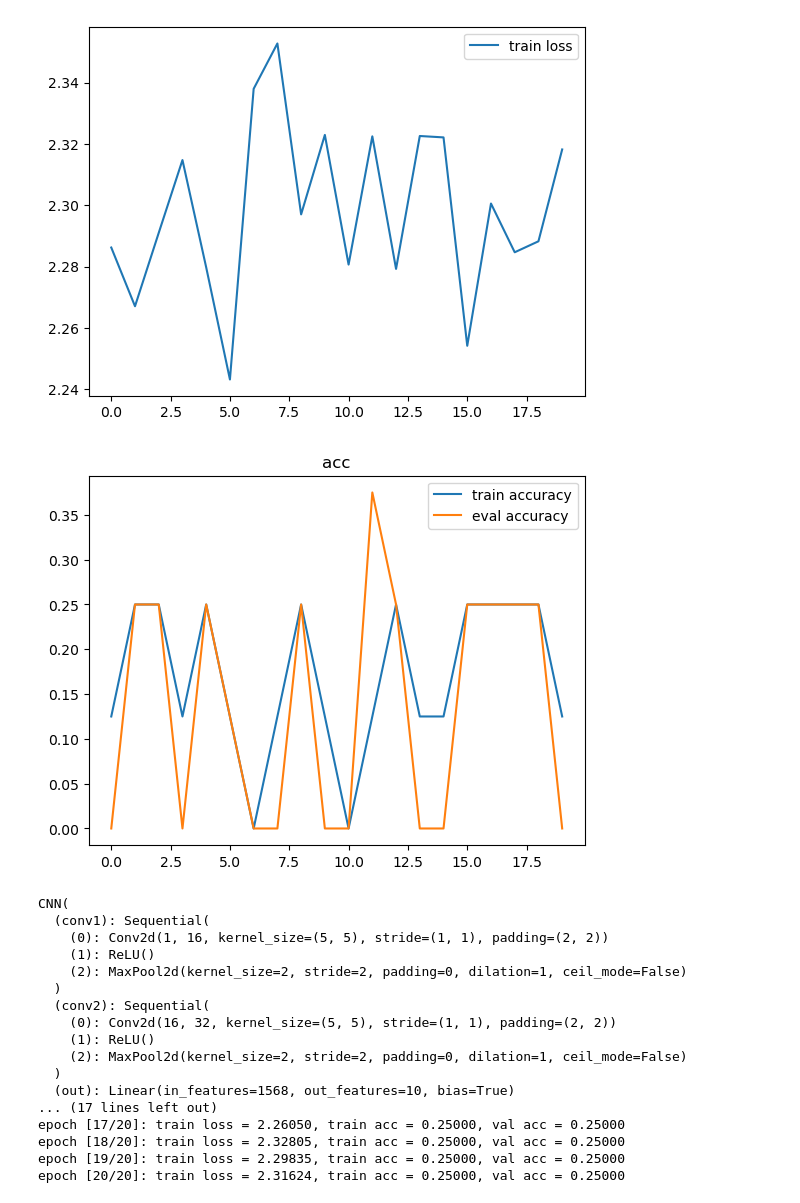
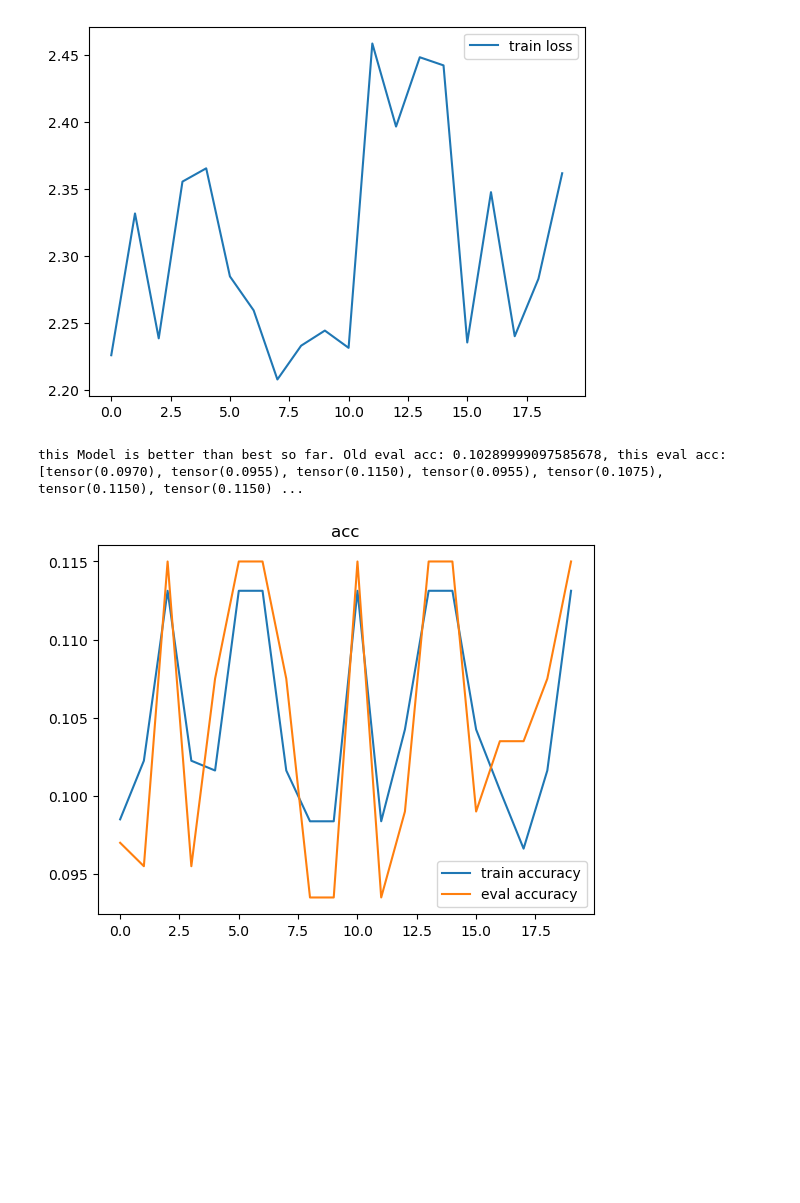
Before and after one commit to EricEckstein/Sem3, a Jupyter notebook: DEEPL/DEEPL_HW5_MAI_WS22-23_AI21M041_Eric_Eckstein.ipynb, the cells around one changed output. Cells and saved outputs as stored; diff of their text form; code cells hidden in the pictures; blank space fills up the shorter version.

```diff
--- a/DEEPL/DEEPL_HW5_MAI_WS22-23_AI21M041_Eric_Eckstein.ipynb
+++ b/DEEPL/DEEPL_HW5_MAI_WS22-23_AI21M041_Eric_Eckstein.ipynb
@@ -210,21 +235,26 @@ actual val_labels count = 2000
 # %%
 
 
-def main( learning_rates:list, batch_sizes:list, activation_functions:list):
+def main( learning_rates:list, batch_sizes:list, activation_function, seeds):
     num_epochs = 20
     bestModel = None
     bestAcc = 0
-    for activFunc in activation_functions:
-        for batchSize in batch_sizes:
-            for learningRate in learning_rates:
-                model = CNN(activFunc)
+
+    for batchSize in batch_sizes:
+
+        for learningRate in learning_rates:
+            for seed in seeds:
+
+                # Sets the datasets + Loader with batchsize and see for the sampler
+                setDataSetsAndLoader(batchSize, seed)
+
+                model = CNN(activation_function)
                 model.zero_init()
                 print(model)
-                optimizer = optim.Adam(params=model.parameters(),lr=learningRate)
+                optimizer = optim.Adam(params=model.parameters(), lr=learningRate)
                 ce_loss = CrossEntropyLoss()
 
                 # device = 'cuda' if torch.cuda.is_available() else 'cpu'
-                # device = 'cpu'
                 device = 'cuda'
                 model = model.to(device)
 
@@ -238,24 +268,26 @@ def main( learning_rates:list, batch_sizes:list, activation_functions:list):
 
 
                     # calculate accuracy
-                    # model.train()
-                    N = batchSize
-                    x, label, idx = train_dset[:N]
+                    x, label, idx = train_dset[:]
                     x, label = x.to(device), label.to(device),
-                    x = x.view(N,1,28,28) #if model.is_conv else  x.view(N,-1)
+                    x = x.view(train_dset.__len__(),1,28,28)
                     out = model(x)
                     acc_ = (out.argmax(-1) == label).float().sum()/len(label)
+
+                    # need to get tensor data to cpu to make them plotable later on
                     tr_acc.append(acc_.cpu())
 
 
-                    x, label, idx = val_dset[:N]
+                    x, label, idx = val_dset[:]
                     x, label = x.to(device), label.to(device)
-                    x = x.view(N,1,28,28) #if model.is_conv else  x.view(N,-1)
+                    x = x.view(val_dset.__len__(),1,28,28)
                     x.to(device)
 
                     model.eval()
                     out = model(x)
                     acc_ = (out.argmax(-1) == label).float().sum()/len(label)
+
+                    # need to get tensor data to cpu to make them plotable later on
                     ev_acc.append(acc_.cpu())
 
                     print(f'epoch [{epoch+1}/{num_epochs}]: train loss = {loss:.5f}, train acc = {tr_acc[-1]:.5f}, val acc = {ev_acc[-1]:.5f}')
@@ -280,8 +312,7 @@ def main( learning_rates:list, batch_sizes:list, activation_functions:list):
     return bestModel
 # %%
 learning_rates = [0.1, 0.01, 0.001]
-batch_size = [8, 16, 32]
-activation_functions = [nn.ReLU(), nn.ELU()]
-
-model = main(learning_rates, batch_size, activation_functions)
+batch_size = [20, 50, 100]
+seeds = [42,420,1000]
+model = main(learning_rates, batch_size, nn.ReLU(), seeds)
 # %% [output]
@@ -325,19 +356,3 @@ epoch [20/20]: train loss = 2.31821, train acc = 0.12500, val acc = 0.00000
-[figure, old version]
+[figure, new version]
+this Model is better than best so far. Old eval acc: 0.10289999097585678, this eval acc: [tensor(0.0970), tensor(0.0955), tensor(0.1150), tensor(0.0955), tensor(0.1075), tensor(0.1150), tensor(0.1150) ...
-[figure, old version]
+[figure, new version]
-CNN(
-  (conv1): Sequential(
-    (0): Conv2d(1, 16, kernel_size=(5, 5), stride=(1, 1), padding=(2, 2))
-    (1): ReLU()
-    (2): MaxPool2d(kernel_size=2, stride=2, padding=0, dilation=1, ceil_mode=False)
-  )
-  (conv2): Sequential(
-    (0): Conv2d(16, 32, kernel_size=(5, 5), stride=(1, 1), padding=(2, 2))
-    (1): ReLU()
-    (2): MaxPool2d(kernel_size=2, stride=2, padding=0, dilation=1, ceil_mode=False)
-  )
-  (out): Linear(in_features=1568, out_features=10, bias=True)
-... (17 lines left out)
-epoch [17/20]: train loss = 2.26050, train acc = 0.25000, val acc = 0.25000
-epoch [18/20]: train loss = 2.32805, train acc = 0.25000, val acc = 0.25000
-epoch [19/20]: train loss = 2.29835, train acc = 0.25000, val acc = 0.25000
-epoch [20/20]: train loss = 2.31624, train acc = 0.25000, val acc = 0.25000
```
Also changed, not shown: parts of 6 cells of this notebook.
